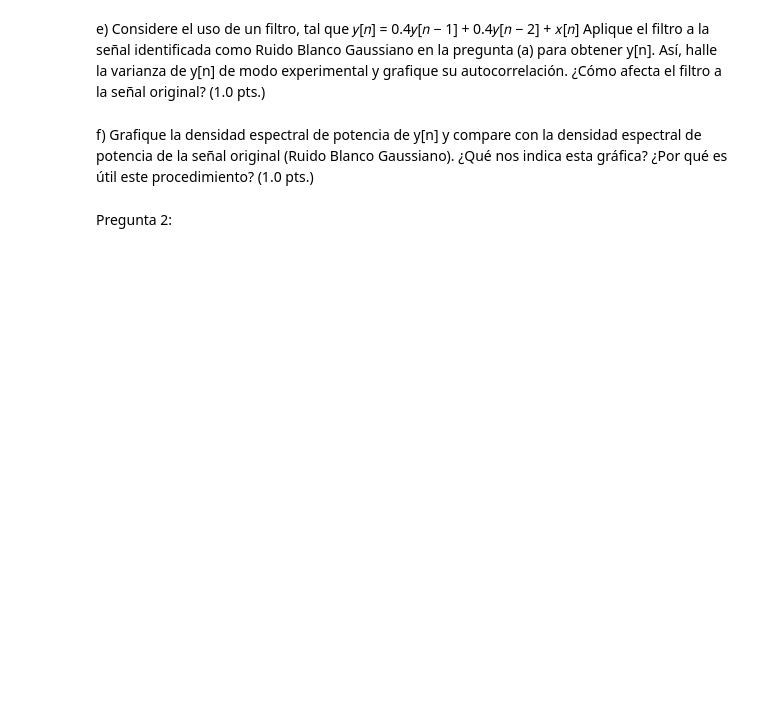
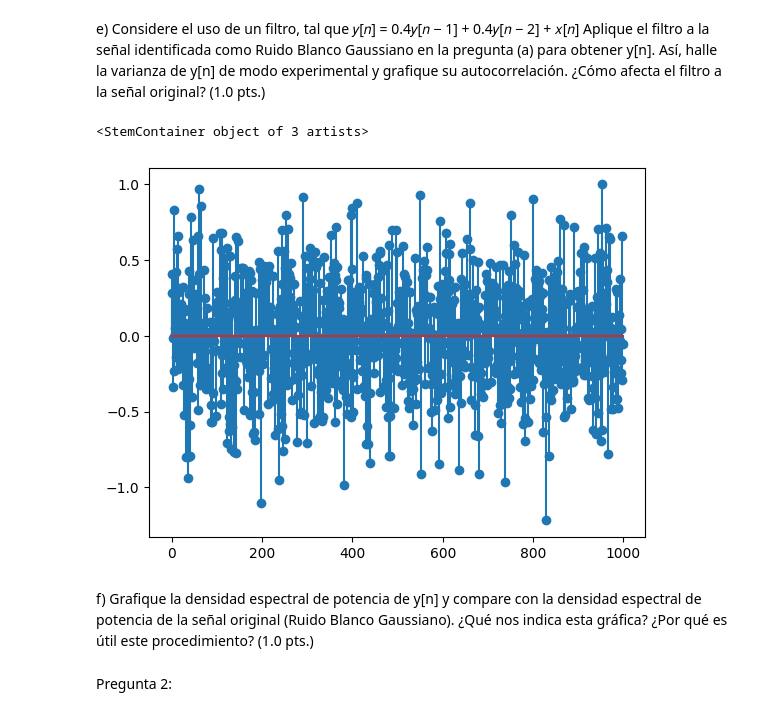
Before and after one commit to ExampleToFollow/PracticasPDS, a Jupyter notebook: Lab5/Lab5_IF_20213704.ipynb, the cells around one changed output. Saved outputs shown, nothing was run; the diff lists cells and outputs as text; code cells hidden in the pictures; blank space fills up the shorter version.

```diff
--- a/Lab5/Lab5_IF_20213704.ipynb
+++ b/Lab5/Lab5_IF_20213704.ipynb
@@ -238,6 +279,14 @@ e) Considere el uso de un filtro, tal que
 Aplique el filtro a la señal identificada como Ruido Blanco Gaussiano en la pregunta (a)
 para obtener y[n]. Así, halle la varianza de y[n] de modo experimental y grafique su
 autocorrelación. ¿Cómo afecta el filtro a la señal original? (1.0 pts.)
+# %%
+from scipy.signal import lfilter
+#s2 es sinusoial
+y_n  = lfilter([1 , -0.4  , -0.4] , [1] , s2)
+plt.stem(y_n)
+# %% [output]
+<StemContainer object of 3 artists>
+[figure, added]
 # %% [markdown]
 f) Grafique la densidad espectral de potencia de y[n] y compare con la densidad espectral
 de potencia de la señal original (Ruido Blanco Gaussiano). ¿Qué nos indica esta gráfica?
```
Also changed, not shown: parts of 3 cells of this notebook, 1 other file.
